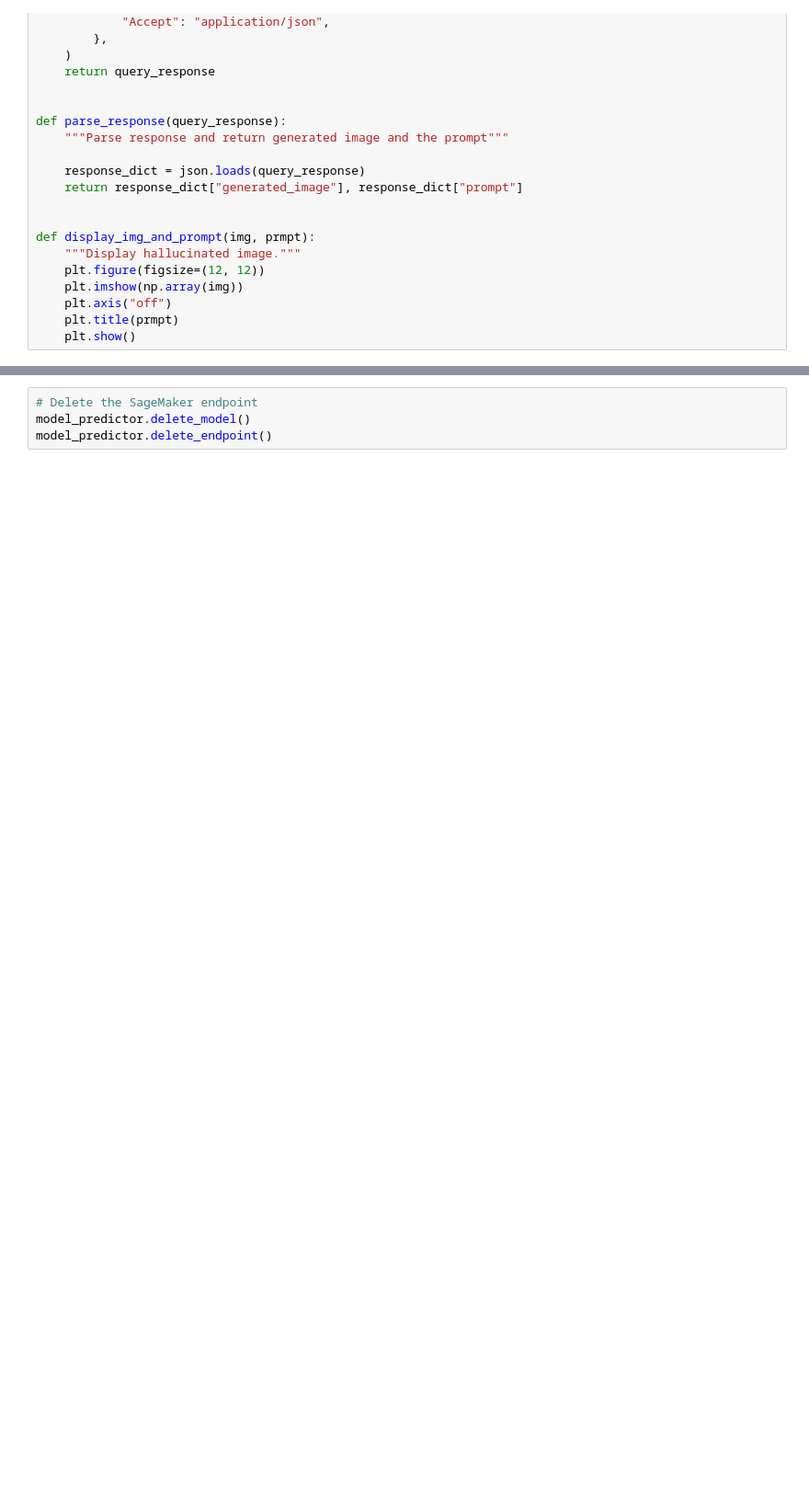
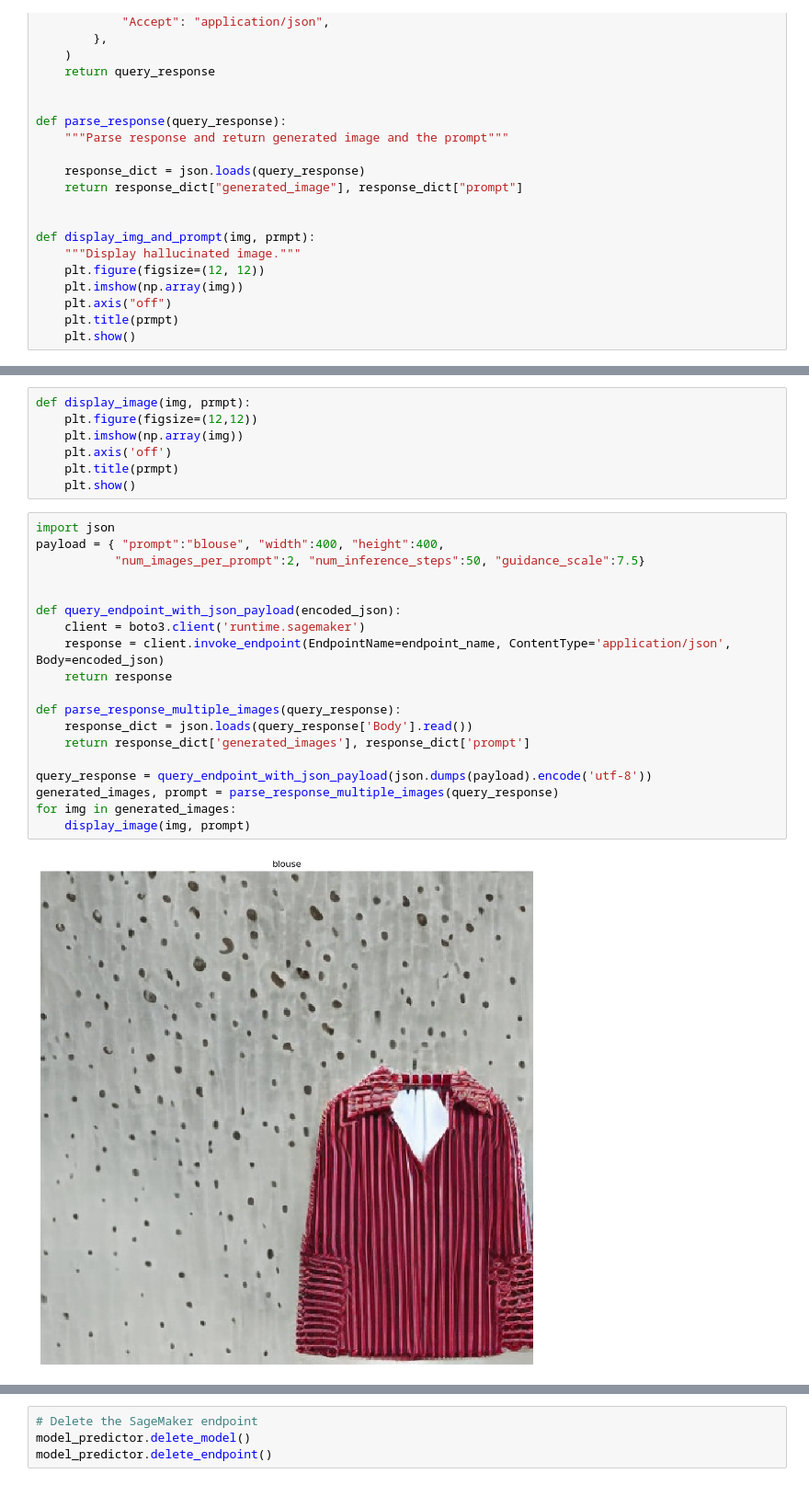
Before and after one commit to aimedvedeva/zara_blouses_generation, a Jupyter notebook: deploy_model.ipynb, the cells around one changed output, grey strips where cells are left out. Shown at 92% size. Saved outputs shown, nothing was run; the diff lists cells and outputs as text; blank space fills up the shorter version.

Commit message:
add some advanced features for prompts
you can specify width, height, num of pics in a butch, num of inference steps and so on

```diff
--- a/deploy_model.ipynb
+++ b/deploy_model.ipynb
@@ -149,0 +168,28 @@ display_img_and_prompt(img, prmpt)
+# %%
+def display_image(img, prmpt):
+    plt.figure(figsize=(12,12))
+    plt.imshow(np.array(img))
+    plt.axis('off')
+    plt.title(prmpt)
+    plt.show()
+# %%
+import json
+payload = { "prompt":"blouse", "width":400, "height":400,
+           "num_images_per_prompt":2, "num_inference_steps":50, "guidance_scale":7.5}
+
+
+def query_endpoint_with_json_payload(encoded_json):
+    client = boto3.client('runtime.sagemaker')
+    response = client.invoke_endpoint(EndpointName=endpoint_name, ContentType='application/json', Body=encoded_json)
+    return response
+
+def parse_response_multiple_images(query_response):
+    response_dict = json.loads(query_response['Body'].read())
+    return response_dict['generated_images'], response_dict['prompt']
+
+query_response = query_endpoint_with_json_payload(json.dumps(payload).encode('utf-8'))
+generated_images, prompt = parse_response_multiple_images(query_response)
+for img in generated_images:
+    display_image(img, prompt)
+# %% [output]
+[figure, added]
```
Also changed, not shown: parts of 3 cells of this notebook.
